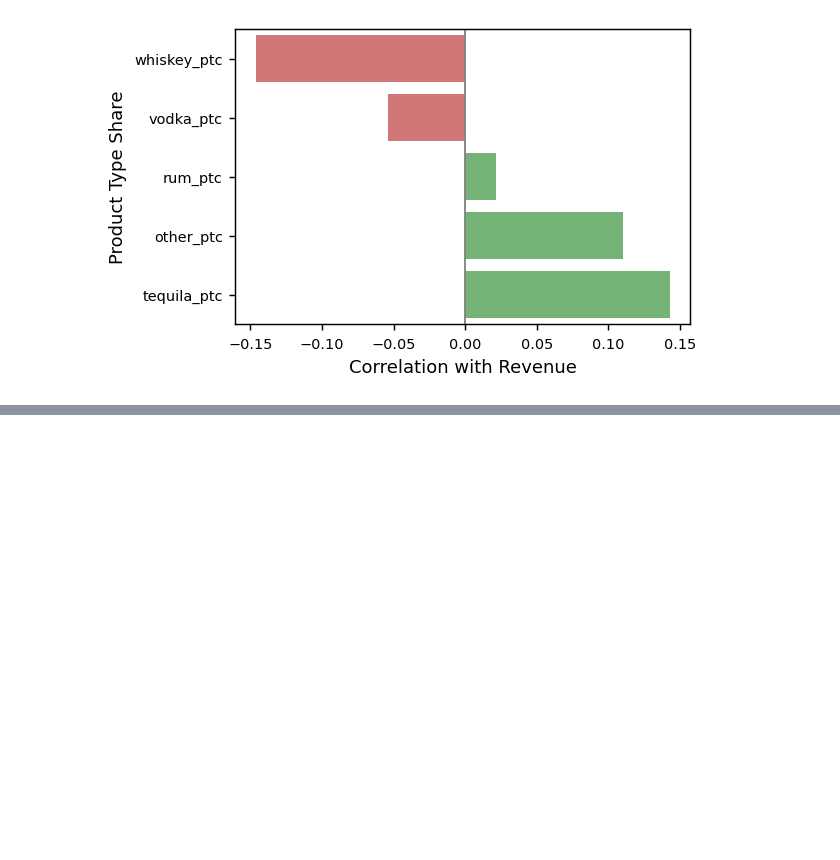
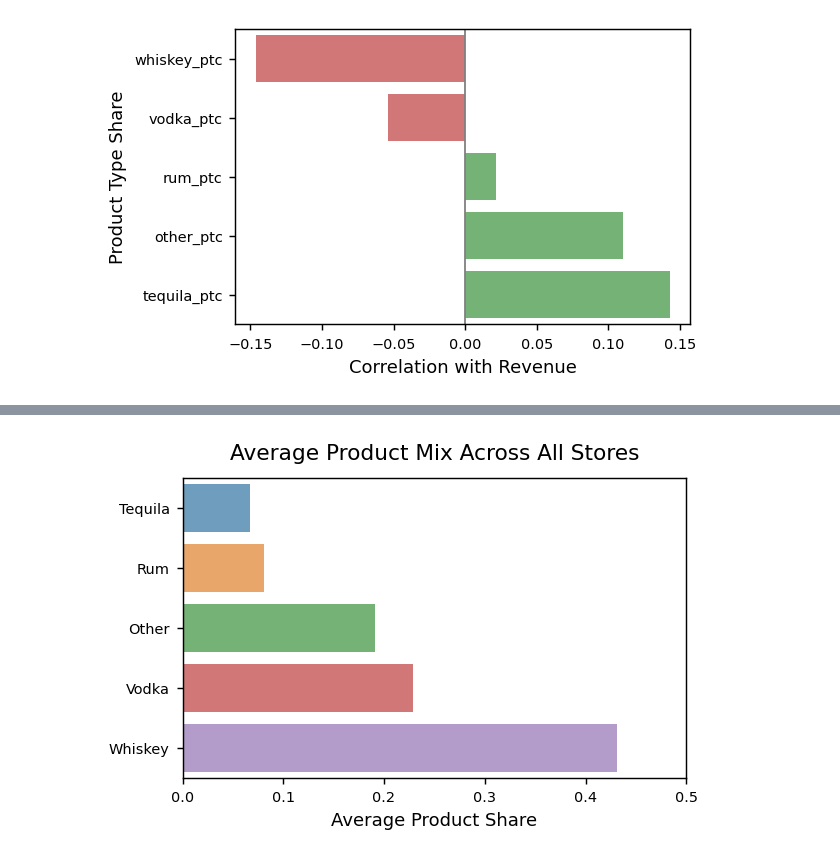
Before and after one commit to nicoleeyee/Data-403-Project-1, a Jupyter notebook: code/brs_model_fitting.ipynb, the cells around one changed output, grey strips where cells are left out. Saved outputs shown, nothing was run; the diff lists cells and outputs as text; code cells hidden in the pictures; blank space fills up the shorter version.

```diff
--- a/code/brs_model_fitting.ipynb
+++ b/code/brs_model_fitting.ipynb
@@ -501,0 +505,15 @@ plt.show()
+# %%
+# plot overall (combining stores) distribution of alcohol mix
+plt.figure(figsize=(5,3), dpi=130)
+avg_mix = df[mix_cols].mean().sort_values()
+colors = ['#1F77B4', '#FF7F0E', '#2CA02C', '#D62728', '#9467BD']
+sns.barplot(x=avg_mix.values, y=avg_mix.index, palette=colors, alpha=0.7)
+plt.xlabel('Average Product Share')
+plt.gca().set_yticklabels(['Tequila', 'Rum', 'Other', 'Vodka', 'Whiskey'])
+plt.xlim(0, 0.5)
+plt.xticks(fontsize=8)
+plt.yticks(fontsize=8)
+plt.title('Average Product Mix Across All Stores', fontsize=12, pad=10)
+plt.show()
+# %% [output]
+[figure, added]
```
Also changed, not shown: parts of 12 cells of this notebook, 1 other file.
